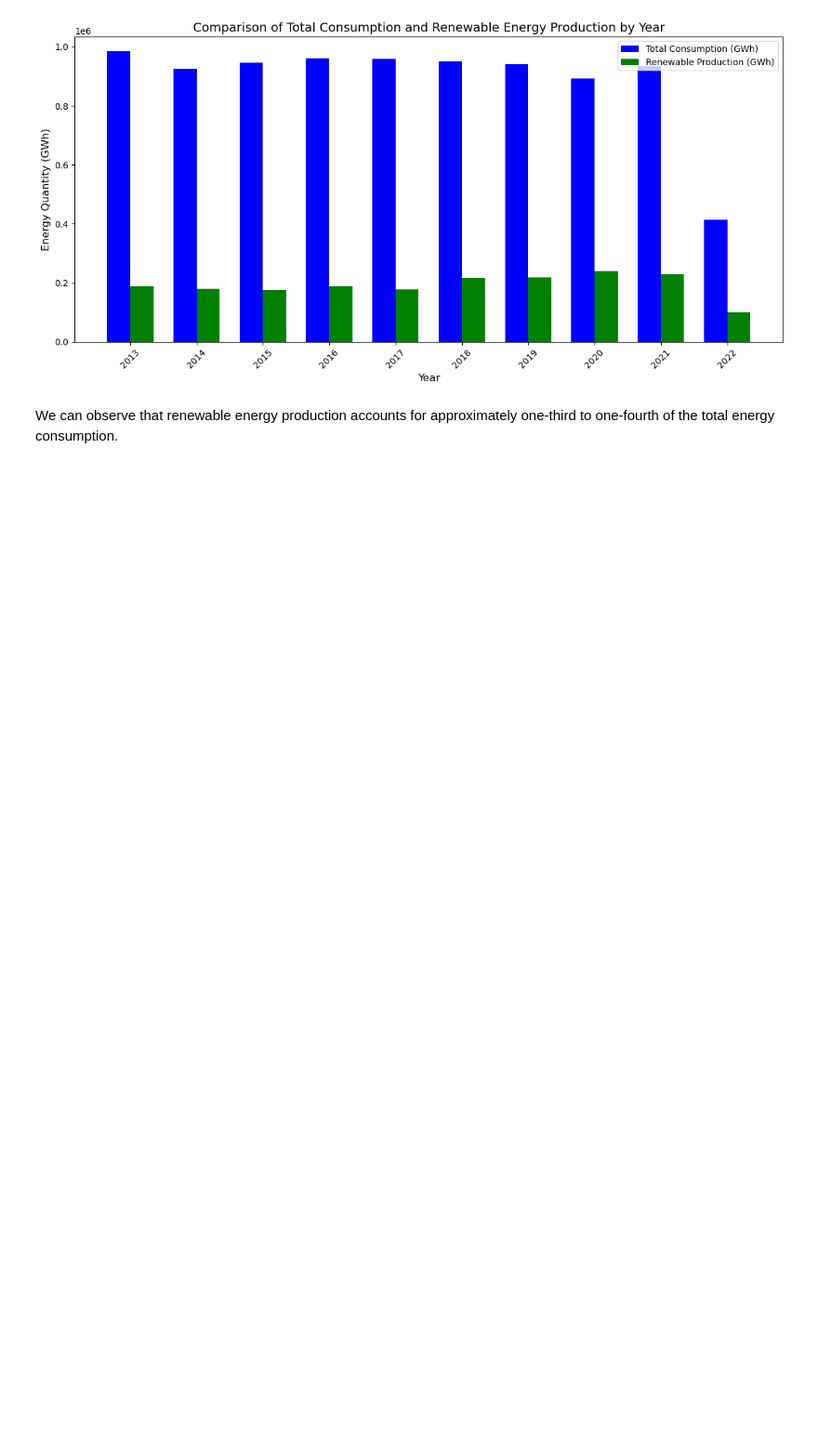
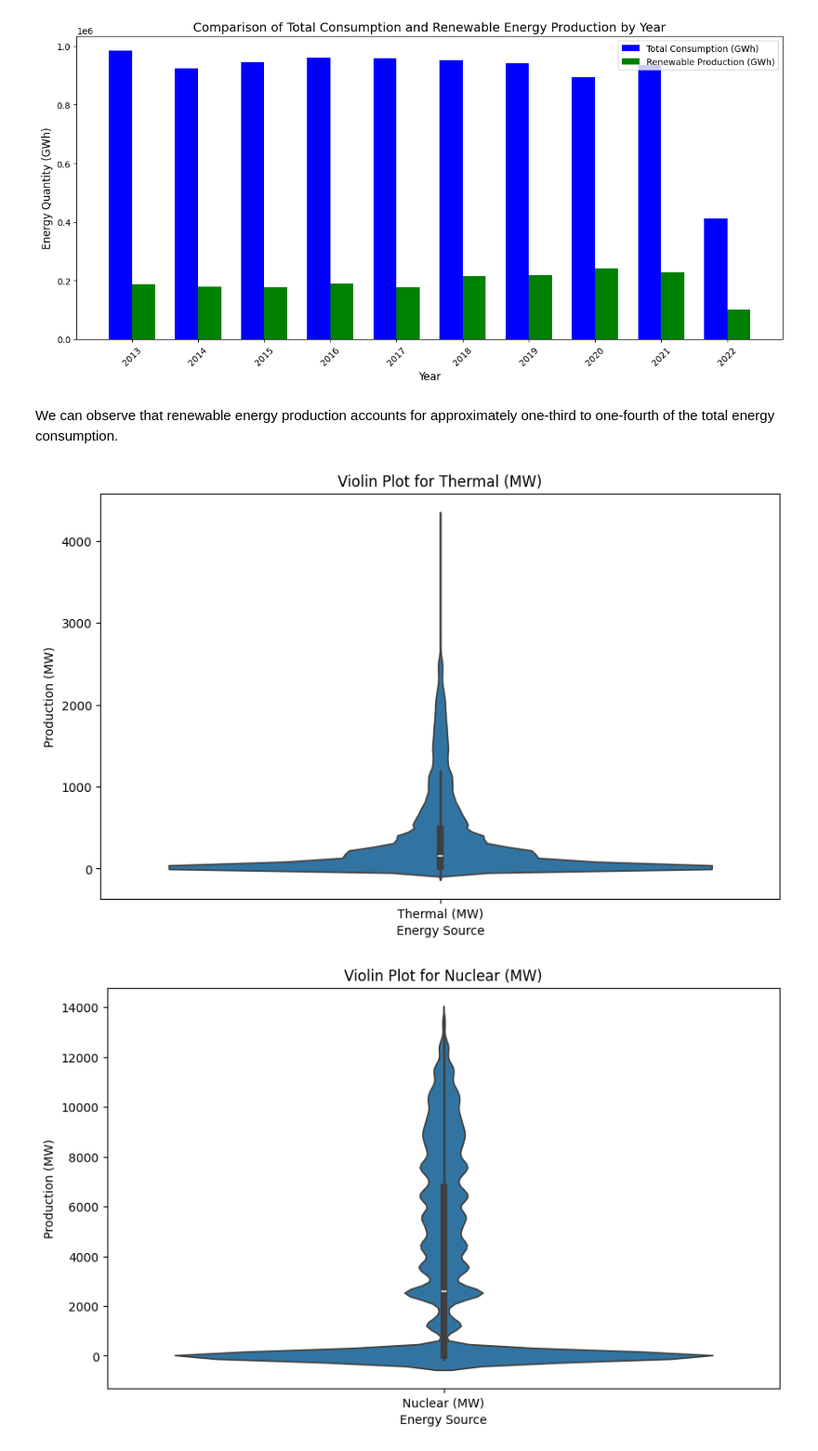
Before and after one commit to DuClare/BigData, a Jupyter notebook: 02_data_analysis.ipynb, the cells around one changed output. Shown at 93% size. Cells and saved outputs as stored; diff of their text form; code cells hidden in the pictures; blank space fills up the shorter version.

Commit message:
add violin plot

```diff
--- a/02_data_analysis.ipynb
+++ b/02_data_analysis.ipynb
@@ -470,3 +466,24 @@ plt.show()
 [figure]
 # %% [markdown]
 We can observe that renewable energy production accounts for approximately one-third to one-fourth of the total energy consumption.
+# %%
+energy_sources = ["Thermal (MW)", "Nuclear (MW)", "Wind (MW)", "Solar (MW)",
+                  "Hydraulic (MW)", "Pumping (MW)", "Bioenergies (MW)"]
+
+melted_df = df.melt(id_vars=["Date - Time", "Region"],
+                    value_vars=energy_sources,
+                    var_name="Energy Source",
+                    value_name="Power (MW)")
+
+for energy in energy_sources:
+    plt.figure(figsize=(8, 4))
+    sns.violinplot(data=melted_df[melted_df["Energy Source"] == energy],
+                   x="Energy Source",
+                   y="Power (MW)")
+    plt.title(f"Violin Plot for {energy}")
+    plt.xlabel("Energy Source")
+    plt.ylabel("Production (MW)")
+    plt.show()
+# %% [output]
+[figure, added]
+[figure, added]
```
Also changed, not shown: parts of 6 cells of this notebook.
